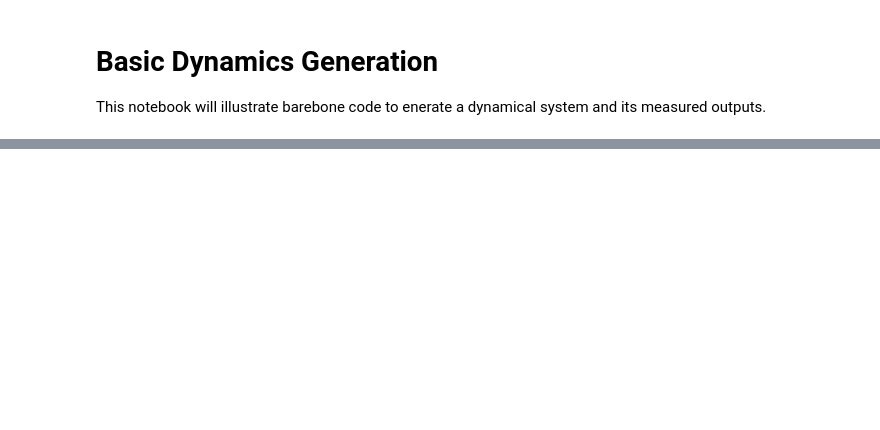
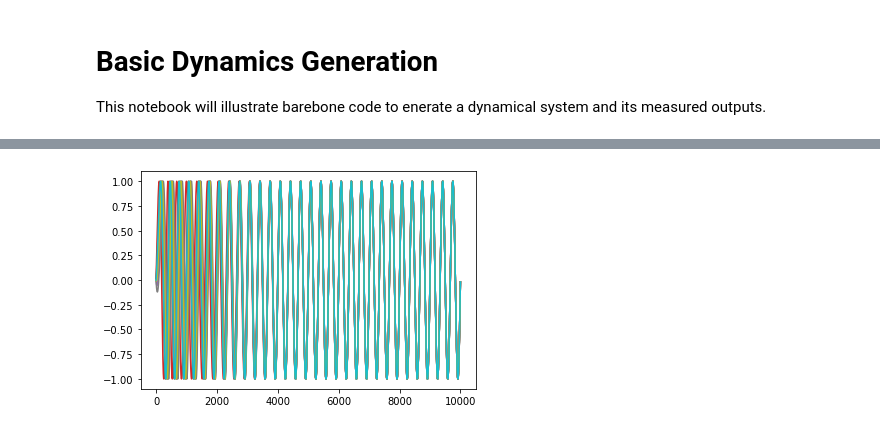
Before and after one commit to virati/autoDyn, a Jupyter notebook: notebooks/barebone_example.ipynb, the cells around one changed output, grey strips where cells are left out. Drawn from its saved outputs; the diff is of its cells as text; code cells hidden in the pictures; blank space fills up the shorter version.

```diff
--- a/notebooks/barebone_example.ipynb
+++ b/notebooks/barebone_example.ipynb
@@ -25,0 +27,5 @@ TypeError: __init__() missing 2 required positional arguments: 'dynamics' and 'c
+# %%
+msys.link_measurement(lambda x,t: np.sin(2*np.pi*x*t))
+msys.plot_measured()
+# %% [output]
+[figure, added]
```
Also changed, not shown: parts of 5 cells of this notebook, 2 other files.
